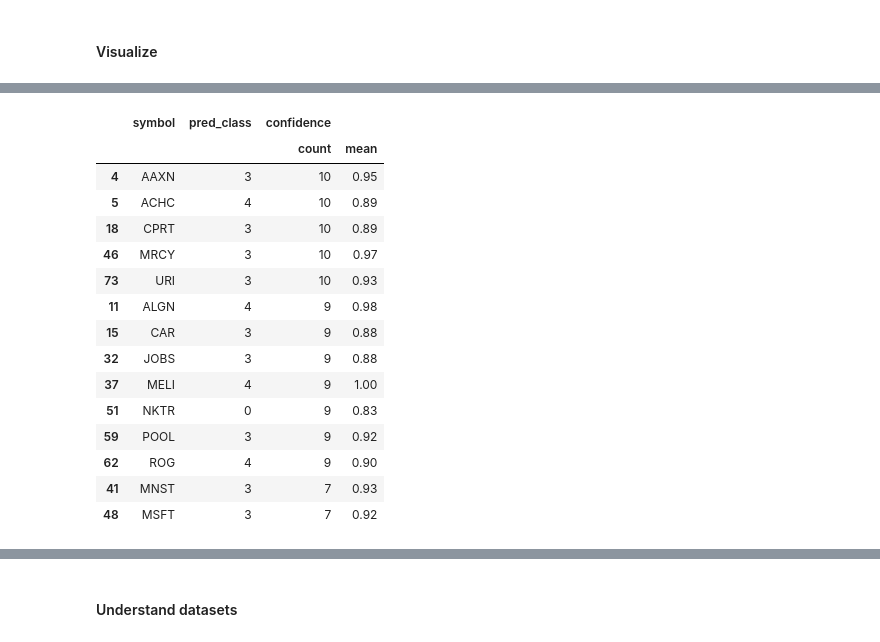
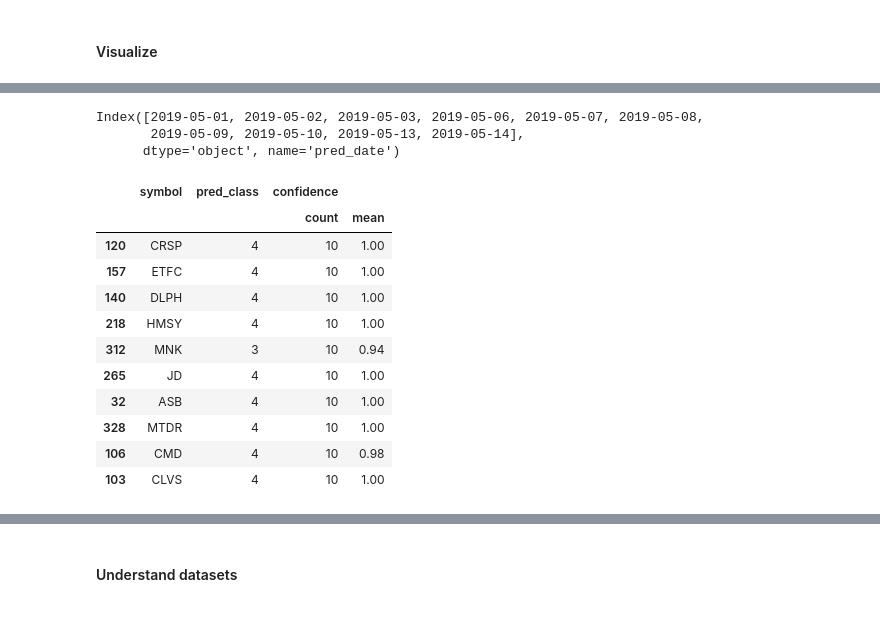
Before and after one commit to webclinic017/inception, a Jupyter notebook: notebooks/micro_TF.ipynb, the cells around one changed output, grey strips where cells are left out. Cells and saved outputs as stored; diff of their text form; code cells hidden in the pictures.

```diff
--- a/notebooks/micro_TF.ipynb
+++ b/notebooks/micro_TF.ipynb
@@ -596,9 +599,0 @@ https://pandas.pydata.org/pandas-docs/stable/indexing.html#deprecate-loc-reindex
-# %%
-# top recommendations
-label_mask = (pred_df.pred_label.isin(['bear', 'short', 'long', 'bull'])) \
-    & (pred_df.confidence > 0.7)
-
-top_pred = pred_df.loc[(pred_df.index == pred_df.index[-1]) & label_mask]\
-    .sort_values(by='confidence', ascending=False)\
-    .groupby(by='pred_label').head(50)\
-    .sort_values(by='confidence', ascending=False)
@@ -605,26 +633,52 @@ top_pred = pred_df.loc[(pred_df.index == pred_df.index[-1]) & label_mask]\
+# %%
+def get_study_date_range(pred_df, as_of_date, study_period):
+    """
+    return date range for a study period, as of = prediction,
+    study period = number of days to observe stability of predictions
+    """
+    return pred_df.index.unique()[study_period + as_of_date:as_of_date]
+
+study_dates = get_study_date_range(pred_df, as_of_date, study_period)
+study_dates
+# %% [output]
+Index([2019-05-01, 2019-05-02, 2019-05-03, 2019-05-06, 2019-05-07, 2019-05-08,
+       2019-05-09, 2019-05-10, 2019-05-13, 2019-05-14],
+      dtype='object', name='pred_date')
 # %%
 # historical recomendations for top predictions
-last_10d_pred = pred_df.loc[pred_df.index.unique()[-10:]]
-last_10d_pred = last_10d_pred.loc[last_10d_pred.symbol.isin(list(top_pred.symbol)), ['symbol', 'pred_class', 'confidence']].reset_index()
-most_confident_df = last_10d_pred.groupby(by=['symbol', 'pred_class']).agg(['count', 'mean']).reset_index()
-most_confident_df.loc[
-    most_confident_df['pred_class'].isin([0,1,3,4]) &
-    (most_confident_df[('confidence','count')] > 6)
-    ].sort_values(by=('confidence', 'count'), ascending=False)
+def get_most_frequent_preds(pred_df, study_dates, top_pred, pred_classes):
+    """ return most frequent predictions of a given class for a study period """
+
+    # print(f'Most frequent predictions as of {study_dates[-1]} for classes {pred_classes}')
+    last_xdays_pred = pred_df.loc[study_dates]
+
+    last_xdays_pred = last_xdays_pred.loc[
+        last_xdays_pred.symbol.isin(list(top_pred.symbol)),
+        ['symbol', 'pred_class', 'confidence']
+    ].reset_index()
+
+    most_freq_df = last_xdays_pred.groupby(
+        by=['symbol', 'pred_class'])\
+        .agg(['count', 'mean']).reset_index()
+
+    return most_freq_df.loc[
+        most_freq_df['pred_class'].isin(pred_classes)\
+        & (most_freq_df[('confidence','count')] > int(len(study_dates) * 0.6))]\
+        .sort_values(by=('confidence', 'count'), ascending=False)
+
+most_freq_df = get_most_frequent_preds(
+    pred_df, study_dates, top_pred, pred_classes)
+most_freq_df.head(10)
 # %% [output]
 |  | symbol | pred_class | confidence |  |
 |  |  |  | count | mean |
-| 4 | AAXN | 3 | 10 | 0.95 |
-| 5 | ACHC | 4 | 10 | 0.89 |
-| 18 | CPRT | 3 | 10 | 0.89 |
-| 46 | MRCY | 3 | 10 | 0.97 |
-| 73 | URI | 3 | 10 | 0.93 |
-| 11 | ALGN | 4 | 9 | 0.98 |
-| 15 | CAR | 3 | 9 | 0.88 |
-| 32 | JOBS | 3 | 9 | 0.88 |
-| 37 | MELI | 4 | 9 | 1.00 |
-| 51 | NKTR | 0 | 9 | 0.83 |
-| 59 | POOL | 3 | 9 | 0.92 |
-| 62 | ROG | 4 | 9 | 0.90 |
-| 41 | MNST | 3 | 7 | 0.93 |
-| 48 | MSFT | 3 | 7 | 0.92 |
+| 120 | CRSP | 4 | 10 | 1.00 |
+| 157 | ETFC | 4 | 10 | 1.00 |
+| 140 | DLPH | 4 | 10 | 1.00 |
+| 218 | HMSY | 4 | 10 | 1.00 |
+| 312 | MNK | 3 | 10 | 0.94 |
+| 265 | JD | 4 | 10 | 1.00 |
+| 32 | ASB | 4 | 10 | 1.00 |
+| 328 | MTDR | 4 | 10 | 1.00 |
+| 106 | CMD | 4 | 10 | 0.98 |
+| 103 | CLVS | 4 | 10 | 1.00 |
```
Also changed, not shown: parts of 30 cells of this notebook.
